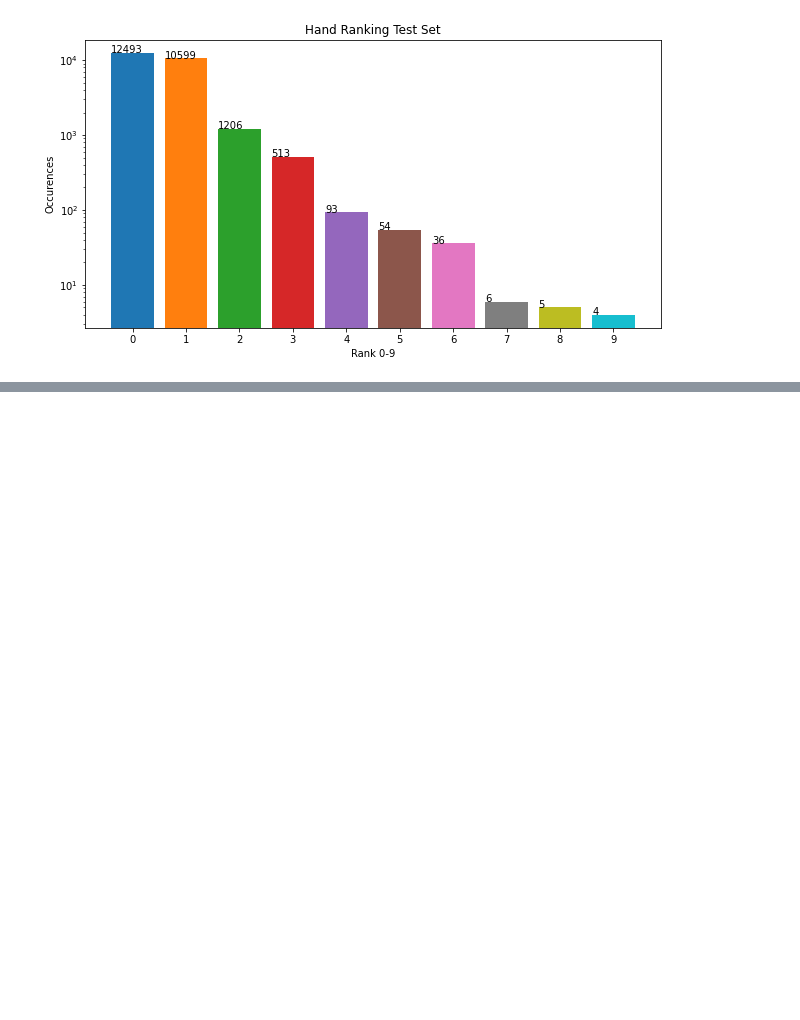
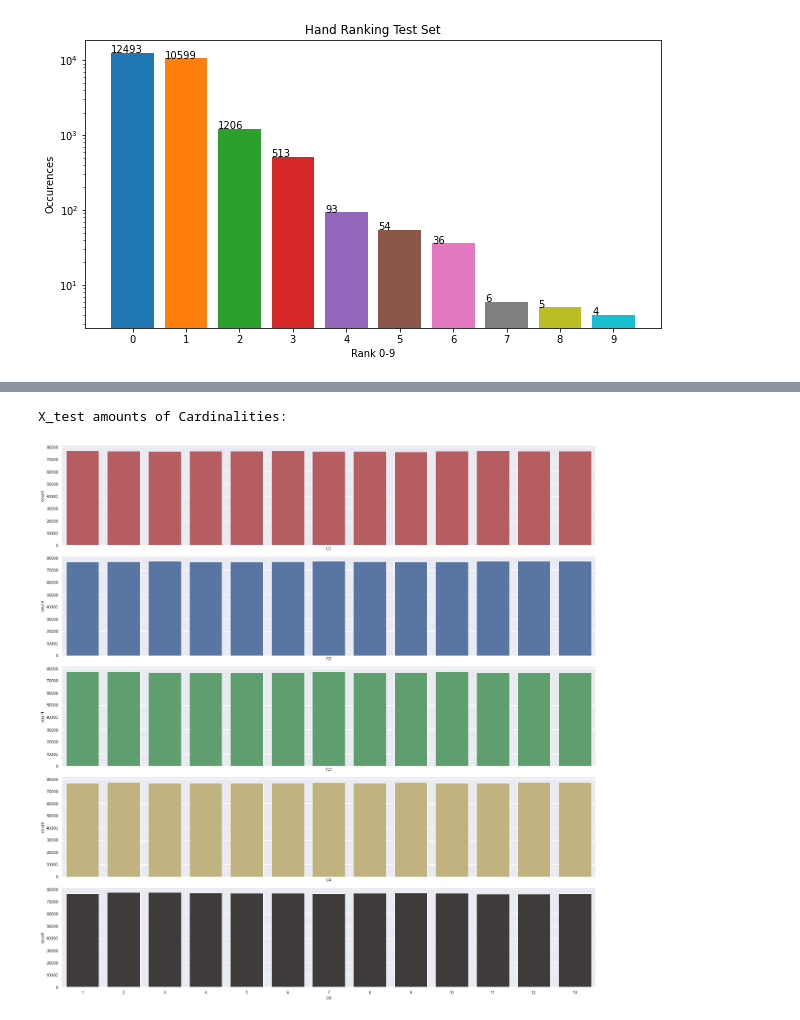
Before and after one commit to OmerFarukMerey/Poker-Hand-Recognition, a Jupyter notebook: Explanatory Data Analysis.ipynb, the cells around one changed output, grey strips where cells are left out. Drawn from its saved outputs; the diff is of its cells as text; code cells hidden in the pictures; blank space fills up the shorter version.

```diff
--- a/Explanatory Data Analysis.ipynb
+++ b/Explanatory Data Analysis.ipynb
@@ -150,0 +178,21 @@ plt.show()
+# %%
+f, ax = plt.subplots(5, 1, figsize=(20, 20), sharex=True)
+sns.set()
+sns.despine(left=True)
+
+print("X_test amounts of Cardinalities: ")
+
+sns.countplot(X_test['C1'], color='r', ax=ax[0])
+
+sns.countplot(X_test['C2'], color='b', ax=ax[1])
+
+sns.countplot(X_test['C3'], color='g',ax=ax[2])
+
+sns.countplot(X_test['C4'], color='y', ax=ax[3])
+
+sns.countplot(X_test['C5'], color='#403A3A', ax=ax[4])
+
+plt.tight_layout()
+# %% [output]
+X_test amounts of Cardinalities:
+[figure, added]
```
Also changed, not shown: parts of 4 cells of this notebook.
